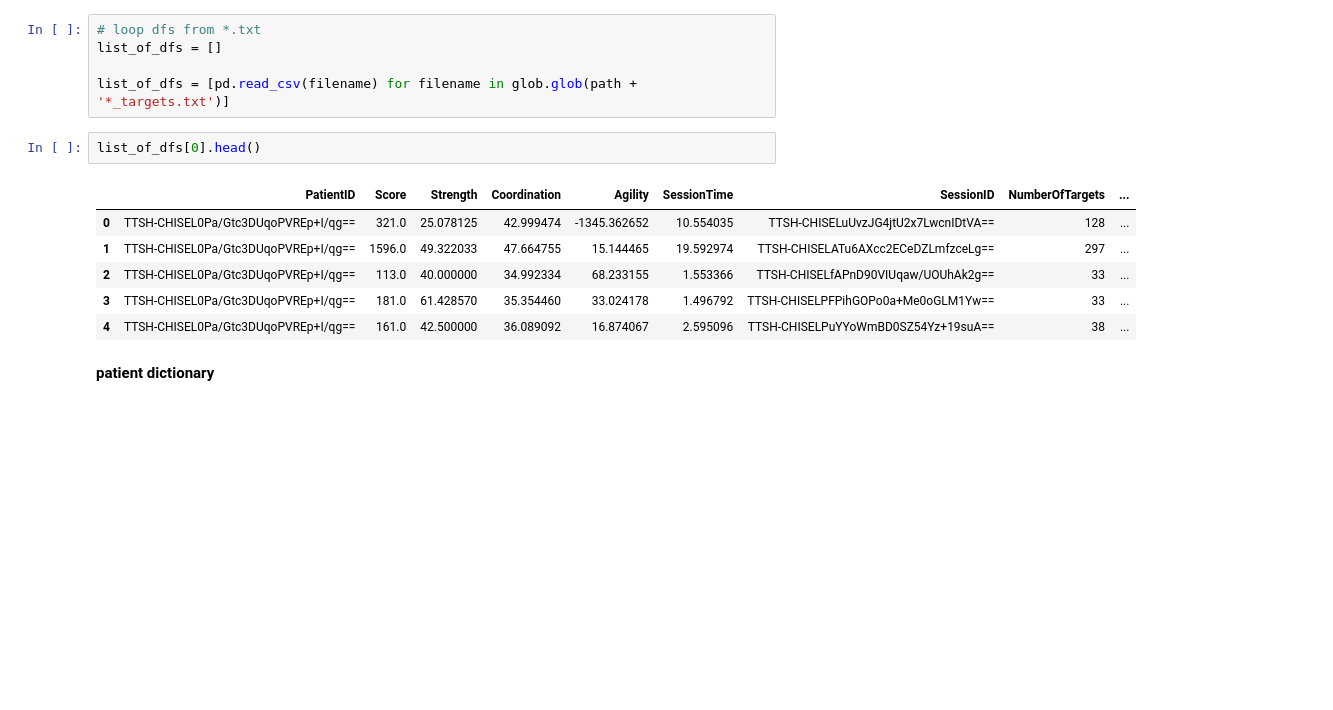
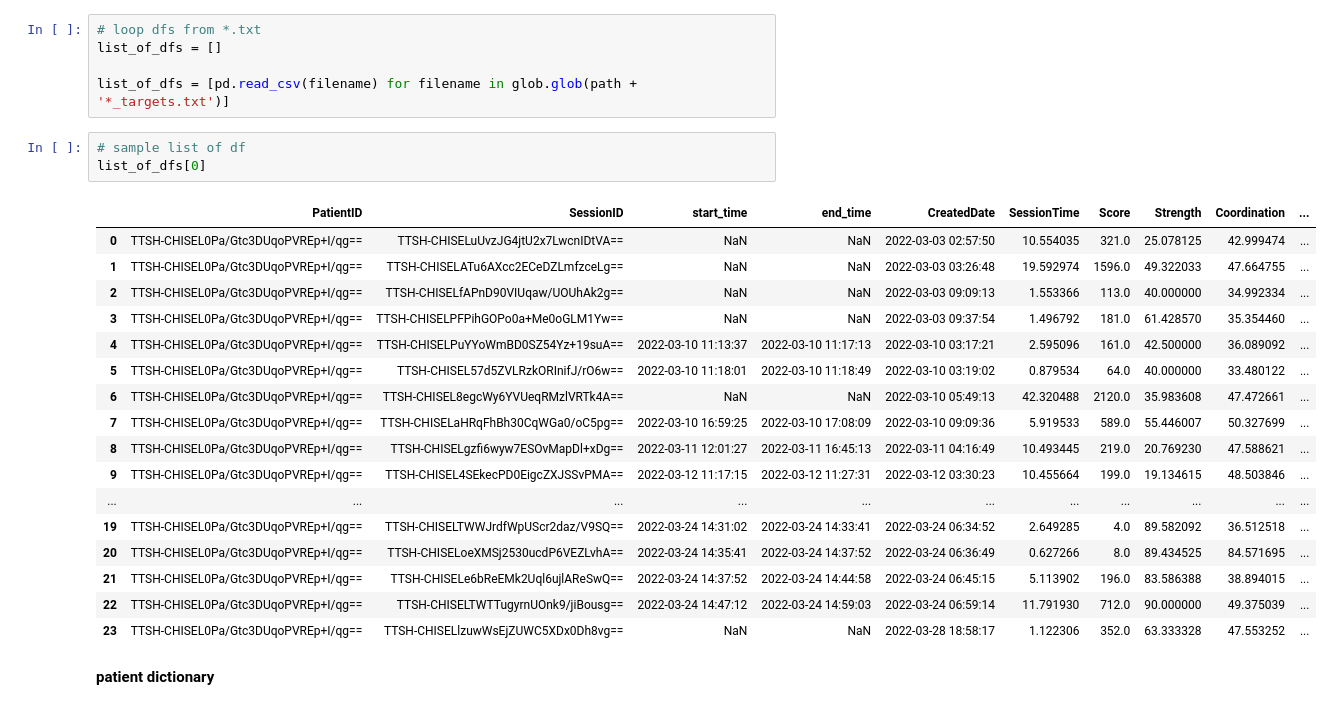
Before and after one commit to doscsy12/robotic_hometherapy, a Jupyter notebook: data_check.ipynb, the cells around one changed output. Saved outputs shown, nothing was run; the diff lists cells and outputs as text; blank space fills up the shorter version.

```diff
--- a/data_check.ipynb
+++ b/data_check.ipynb
@@ -25,14 +25,26 @@ list_of_dfs = []
 
 list_of_dfs = [pd.read_csv(filename) for filename in glob.glob(path + '*_targets.txt')]
 # %%
-list_of_dfs[0].head()
+# sample list of df
+list_of_dfs[0]
 # %% [output]
-|  | PatientID | Score | Strength | Coordination | Agility | SessionTime | SessionID | NumberOfTargets | ... |
-| 0 | TTSH-CHISEL0Pa/Gtc3DUqoPVREp+I/qg== | 321.0 | 25.078125 | 42.999474 | -1345.362652 | 10.554035 | TTSH-CHISELuUvzJG4jtU2x7LwcnIDtVA== | 128 | ... |
-| 1 | TTSH-CHISEL0Pa/Gtc3DUqoPVREp+I/qg== | 1596.0 | 49.322033 | 47.664755 | 15.144465 | 19.592974 | TTSH-CHISELATu6AXcc2ECeDZLmfzceLg== | 297 | ... |
-| 2 | TTSH-CHISEL0Pa/Gtc3DUqoPVREp+I/qg== | 113.0 | 40.000000 | 34.992334 | 68.233155 | 1.553366 | TTSH-CHISELfAPnD90VIUqaw/UOUhAk2g== | 33 | ... |
-| 3 | TTSH-CHISEL0Pa/Gtc3DUqoPVREp+I/qg== | 181.0 | 61.428570 | 35.354460 | 33.024178 | 1.496792 | TTSH-CHISELPFPihGOPo0a+Me0oGLM1Yw== | 33 | ... |
-| 4 | TTSH-CHISEL0Pa/Gtc3DUqoPVREp+I/qg== | 161.0 | 42.500000 | 36.089092 | 16.874067 | 2.595096 | TTSH-CHISELPuYYoWmBD0SZ54Yz+19suA== | 38 | ... |
+|  | PatientID | SessionID | start_time | end_time | CreatedDate | SessionTime | Score | Strength | Coordination | ... |
+| 0 | TTSH-CHISEL0Pa/Gtc3DUqoPVREp+I/qg== | TTSH-CHISELuUvzJG4jtU2x7LwcnIDtVA== | NaN | NaN | 2022-03-03 02:57:50 | 10.554035 | 321.0 | 25.078125 | 42.999474 | ... |
+| 1 | TTSH-CHISEL0Pa/Gtc3DUqoPVREp+I/qg== | TTSH-CHISELATu6AXcc2ECeDZLmfzceLg== | NaN | NaN | 2022-03-03 03:26:48 | 19.592974 | 1596.0 | 49.322033 | 47.664755 | ... |
+| 2 | TTSH-CHISEL0Pa/Gtc3DUqoPVREp+I/qg== | TTSH-CHISELfAPnD90VIUqaw/UOUhAk2g== | NaN | NaN | 2022-03-03 09:09:13 | 1.553366 | 113.0 | 40.000000 | 34.992334 | ... |
+| 3 | TTSH-CHISEL0Pa/Gtc3DUqoPVREp+I/qg== | TTSH-CHISELPFPihGOPo0a+Me0oGLM1Yw== | NaN | NaN | 2022-03-03 09:37:54 | 1.496792 | 181.0 | 61.428570 | 35.354460 | ... |
+| 4 | TTSH-CHISEL0Pa/Gtc3DUqoPVREp+I/qg== | TTSH-CHISELPuYYoWmBD0SZ54Yz+19suA== | 2022-03-10 11:13:37 | 2022-03-10 11:17:13 | 2022-03-10 03:17:21 | 2.595096 | 161.0 | 42.500000 | 36.089092 | ... |
+| 5 | TTSH-CHISEL0Pa/Gtc3DUqoPVREp+I/qg== | TTSH-CHISEL57d5ZVLRzkORInifJ/rO6w== | 2022-03-10 11:18:01 | 2022-03-10 11:18:49 | 2022-03-10 03:19:02 | 0.879534 | 64.0 | 40.000000 | 33.480122 | ... |
+| 6 | TTSH-CHISEL0Pa/Gtc3DUqoPVREp+I/qg== | TTSH-CHISEL8egcWy6YVUeqRMzlVRTk4A== | NaN | NaN | 2022-03-10 05:49:13 | 42.320488 | 2120.0 | 35.983608 | 47.472661 | ... |
+| 7 | TTSH-CHISEL0Pa/Gtc3DUqoPVREp+I/qg== | TTSH-CHISELaHRqFhBh30CqWGa0/oC5pg== | 2022-03-10 16:59:25 | 2022-03-10 17:08:09 | 2022-03-10 09:09:36 | 5.919533 | 589.0 | 55.446007 | 50.327699 | ... |
+| 8 | TTSH-CHISEL0Pa/Gtc3DUqoPVREp+I/qg== | TTSH-CHISELgzfi6wyw7ESOvMapDl+xDg== | 2022-03-11 12:01:27 | 2022-03-11 16:45:13 | 2022-03-11 04:16:49 | 10.493445 | 219.0 | 20.769230 | 47.588621 | ... |
+| 9 | TTSH-CHISEL0Pa/Gtc3DUqoPVREp+I/qg== | TTSH-CHISEL4SEkecPD0EigcZXJSSvPMA== | 2022-03-12 11:17:15 | 2022-03-12 11:27:31 | 2022-03-12 03:30:23 | 10.455664 | 199.0 | 19.134615 | 48.503846 | ... |
+| ... | ... | ... | ... | ... | ... | ... | ... | ... | ... | ... |
+| 19 | TTSH-CHISEL0Pa/Gtc3DUqoPVREp+I/qg== | TTSH-CHISELTWWJrdfWpUScr2daz/V9SQ== | 2022-03-24 14:31:02 | 2022-03-24 14:33:41 | 2022-03-24 06:34:52 | 2.649285 | 4.0 | 89.582092 | 36.512518 | ... |
+| 20 | TTSH-CHISEL0Pa/Gtc3DUqoPVREp+I/qg== | TTSH-CHISELoeXMSj2530ucdP6VEZLvhA== | 2022-03-24 14:35:41 | 2022-03-24 14:37:52 | 2022-03-24 06:36:49 | 0.627266 | 8.0 | 89.434525 | 84.571695 | ... |
+| 21 | TTSH-CHISEL0Pa/Gtc3DUqoPVREp+I/qg== | TTSH-CHISELe6bReEMk2Uql6ujlAReSwQ== | 2022-03-24 14:37:52 | 2022-03-24 14:44:58 | 2022-03-24 06:45:15 | 5.113902 | 196.0 | 83.586388 | 38.894015 | ... |
+| 22 | TTSH-CHISEL0Pa/Gtc3DUqoPVREp+I/qg== | TTSH-CHISELTWTTugyrnUOnk9/jiBousg== | 2022-03-24 14:47:12 | 2022-03-24 14:59:03 | 2022-03-24 06:59:14 | 11.791930 | 712.0 | 90.000000 | 49.375039 | ... |
+| 23 | TTSH-CHISEL0Pa/Gtc3DUqoPVREp+I/qg== | TTSH-CHISELlzuwWsEjZUWC5XDx0Dh8vg== | NaN | NaN | 2022-03-28 18:58:17 | 1.122306 | 352.0 | 63.333328 | 47.553252 | ... |
 # %% [markdown]
 **patient dictionary**
 # %%
```
Also changed, not shown: parts of 8 cells of this notebook.
